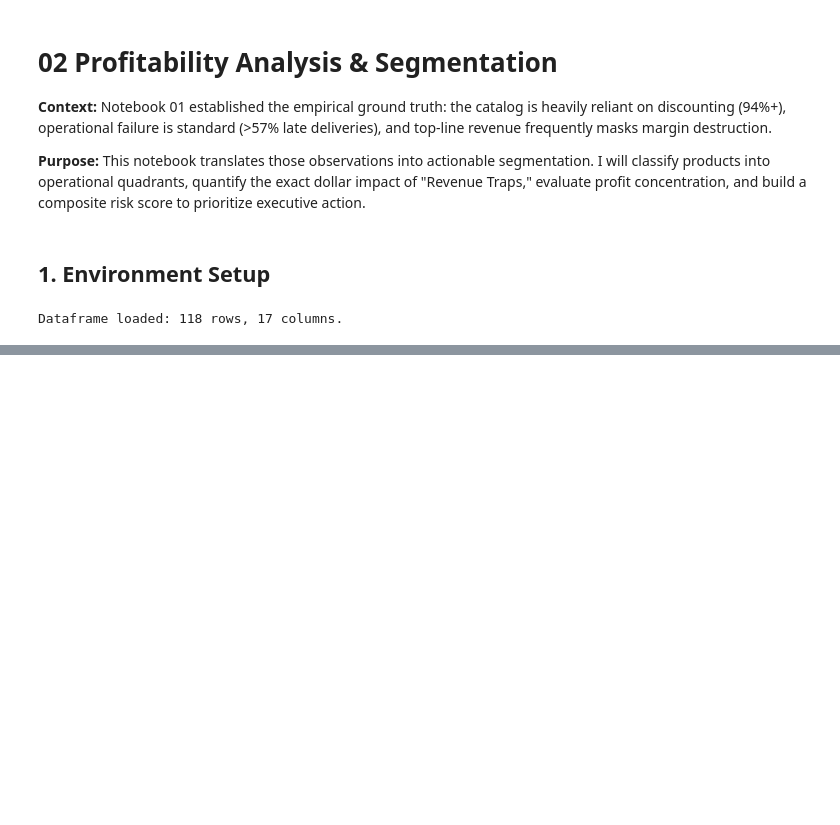
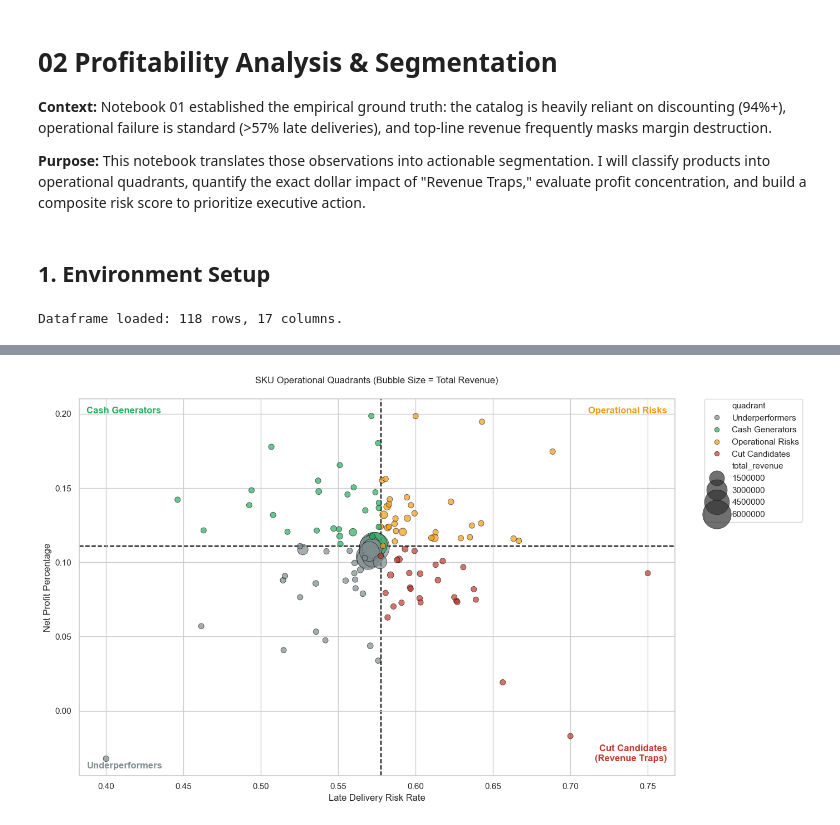
Before and after one commit to zeeshan-akram-ds/ecommerce-revenue-illusion-audit, a Jupyter notebook: notebooks/02_profitability_analysis.ipynb, the cells around one changed output, grey strips where cells are left out. Drawn from its saved outputs; the diff is of its cells as text; code cells hidden in the pictures; blank space fills up the shorter version.

```diff
--- a/notebooks/02_profitability_analysis.ipynb
+++ b/notebooks/02_profitability_analysis.ipynb
@@ -27,0 +74,47 @@ Dataframe loaded: 118 rows, 17 columns.
+# %%
+# Filter out excluded items for the plot (safety step)
+plot_df = df[df['quadrant'] != 'Excluded (Low Volume)']
+
+plt.figure(figsize=(14, 8))
+
+# Create bubble chart
+sns.scatterplot(
+    data=plot_df,
+    x='late_delivery_risk_rate',
+    y='net_profit_pct',
+    size='total_revenue',
+    sizes=(50, 1500),
+    hue='quadrant',
+    palette={
+        'Cash Generators': '#27ae60',
+        'Operational Risks': '#f39c12',
+        'Underperformers': '#7f8c8d',
+        'Cut Candidates': '#c0392b'
+    },
+    alpha=0.7,
+    edgecolor='black'
+)
+
+# Add median threshold lines
+plt.axvline(median_risk, color='black', linestyle='--', linewidth=1.5, zorder=0)
+plt.axhline(median_margin, color='black', linestyle='--', linewidth=1.5, zorder=0)
+
+# Quadrant Labels (dynamically positioned near corners)
+x_min, x_max = plt.xlim()
+y_min, y_max = plt.ylim()
+
+plt.text(x_min + 0.005, y_max - 0.01, 'Cash Generators', color='#27ae60', fontsize=12, fontweight='bold', ha='left')
+plt.text(x_max - 0.005, y_max - 0.01, 'Operational Risks', color='#f39c12', fontsize=12, fontweight='bold', ha='right')
+plt.text(x_min + 0.005, y_min + 0.005, 'Underperformers', color='#7f8c8d', fontsize=12, fontweight='bold', ha='left')
+plt.text(x_max - 0.005, y_min + 0.01, 'Cut Candidates\n(Revenue Traps)', color='#c0392b', fontsize=12, fontweight='bold', ha='right')
+
+plt.title('SKU Operational Quadrants (Bubble Size = Total Revenue)', pad=20)
+plt.xlabel('Late Delivery Risk Rate')
+plt.ylabel('Net Profit Percentage')
+
+# Adjust legend
+plt.legend(bbox_to_anchor=(1.05, 1), loc='upper left', borderaxespad=0)
+plt.tight_layout()
+plt.show()
+# %% [output]
+[figure, added]
```
Also changed, not shown: parts of 3 cells of this notebook, 1 other file.
